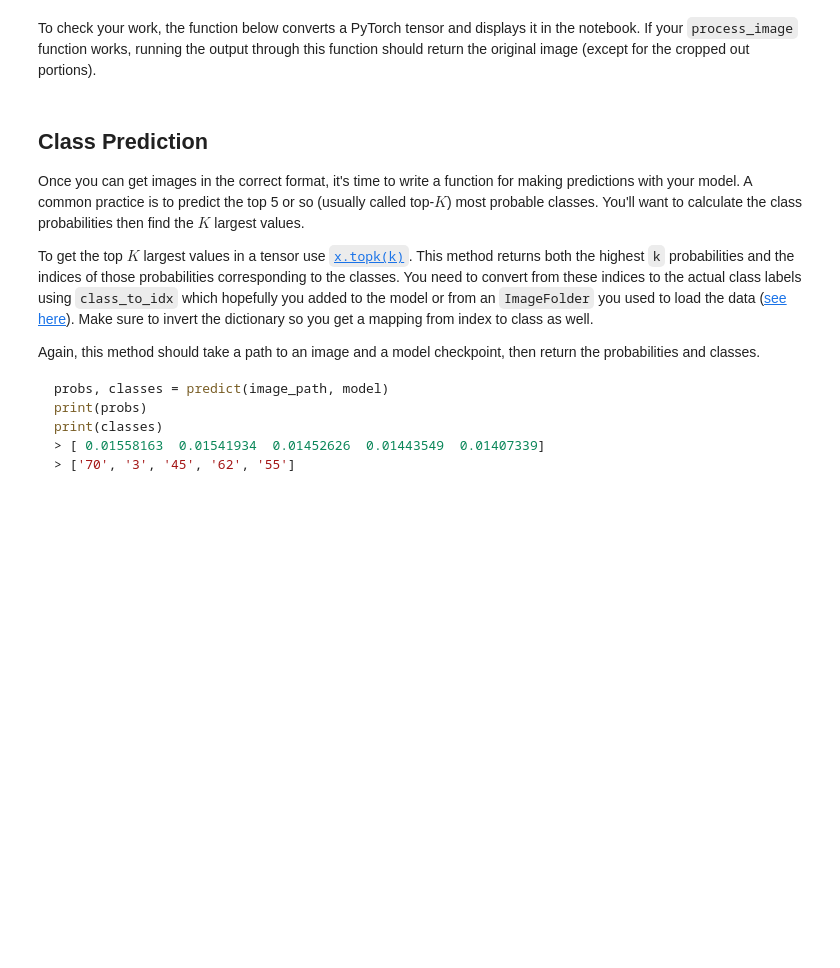
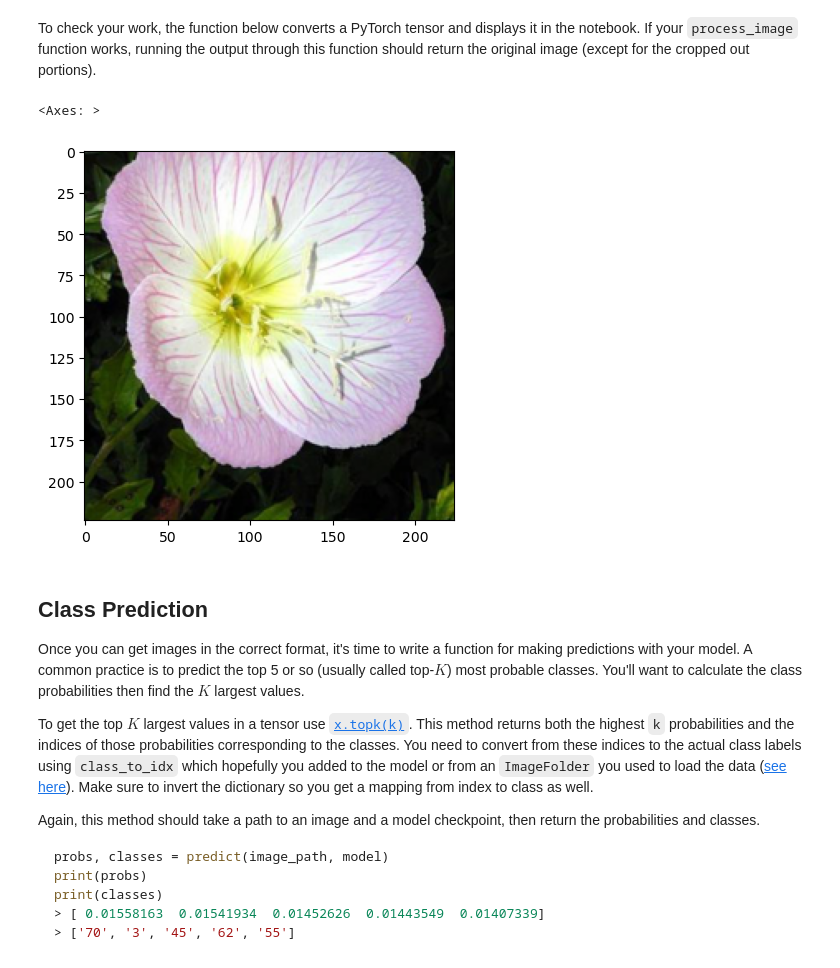
Before and after one commit to ahmetturk/image-classifier, a Jupyter notebook: Image Classifier Project.ipynb, the cells around one changed output. Drawn from its saved outputs; the diff is of its cells as text; code cells hidden in the pictures; blank space fills up the shorter version.

Commit message:
Add process_image function

```diff
--- a/Image Classifier Project.ipynb
+++ b/Image Classifier Project.ipynb
@@ -360,7 +397,7 @@ def imshow(image, ax=None, title=None):
 
     # PyTorch tensors assume the color channel is the first dimension
     # but matplotlib assumes is the third dimension
-    image = image.numpy().transpose((1, 2, 0))
+    image = image.transpose((1, 2, 0))
 
     # Undo preprocessing
     mean = np.array([0.485, 0.456, 0.406])
@@ -373,6 +410,11 @@ def imshow(image, ax=None, title=None):
     ax.imshow(image)
 
     return ax
+# %%
+imshow(process_image("flowers/test/1/image_06743.jpg"))
+# %% [output]
+<Axes: >
+[figure, added]
 # %% [markdown]
 ## Class Prediction
 
```
Also changed, not shown: parts of 3 cells of this notebook.
